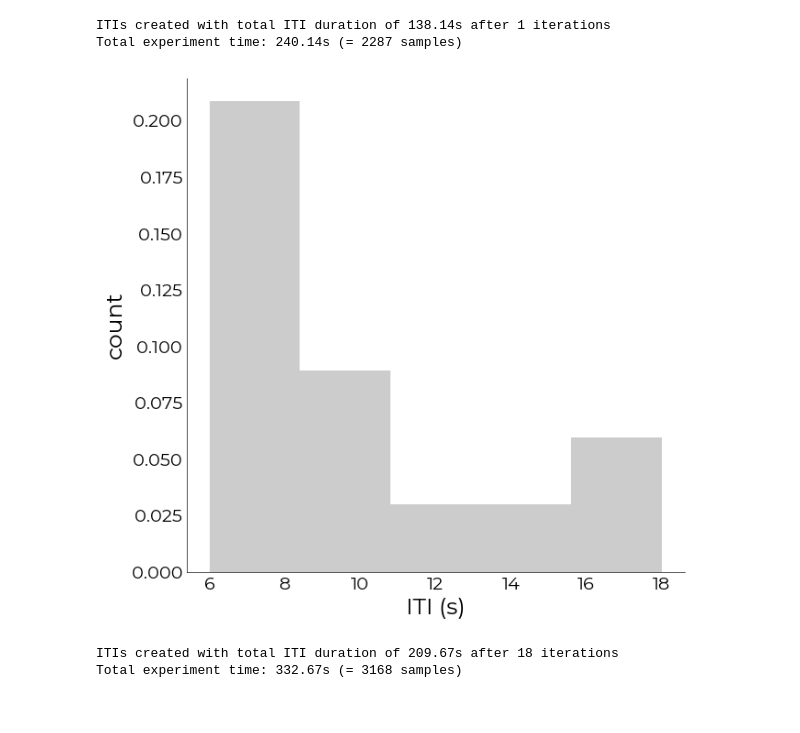
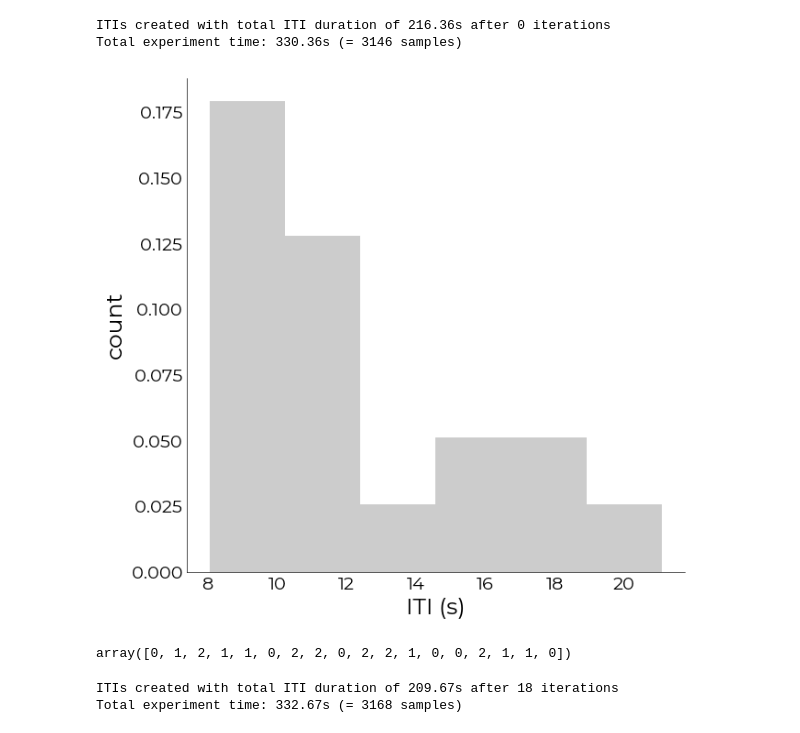
Before and after one commit to gjheij/Experiments, a Jupyter notebook: BlockFingertap/simulate_isis.ipynb, the cells around one changed output. Cells and saved outputs as stored; diff of their text form; code cells hidden in the pictures.

```diff
--- a/BlockFingertap/simulate_isis.ipynb
+++ b/BlockFingertap/simulate_isis.ipynb
@@ -5,33 +5,37 @@ import numpy
 # %%
 #---------------------------------------------------------------------------------------------------
 # EXPERIMENT SETTINGS
 settings_path = "/data1/projects/MicroFunc/Jurjen/programs/project_repos/Experiments/BlockFingertap/settings.yml"
 with open(settings_path, 'r', encoding='utf8') as f_in:
     settings = yaml.safe_load(f_in)
 
-events = ["right","left"] #,"both"]
+events = ["right","left","both"]
 n_events = len(events)
 stim_repetitions = settings['design'].get('n_repeats')
 n_trials = int(n_events*stim_repetitions)
 
 itis2 = simulate.ITI(
     tmin=settings['design'].get('minimal_iti_duration'),
     tmax=settings['design'].get('maximal_iti_duration'),
     tmean=settings['design'].get('mean_iti_duration'),
     n_trials=n_trials,
     leeway=settings['design'].get('total_iti_duration_leeway'),
     stim_duration=settings['design'].get('stim_duration'),
     total_duration=settings['design'].get('intended_duration'),
     start_duration=settings['design'].get('start_duration'),
     end_duration=settings['design'].get('end_duration'),
     events=events,
     verbose=True
 )
 
 %matplotlib inline
 itis2.plot_iti_distribution()
-np.savetxt(f"/data1/projects/MicroFunc/Jurjen/programs/project_repos/Experiments/BlockFingertap/itis_desc-{n_trials}_events.txt", itis.itis)
+# np.savetxt(f"/data1/projects/MicroFunc/Jurjen/programs/project_repos/Experiments/BlockFingertap/itis_desc-{n_trials}_events.txt", itis.itis)
 # %% [output]
-ITIs created with total ITI duration of 138.14s after 1 iterations
-Total experiment time: 240.14s (= 2287 samples)
+ITIs created with total ITI duration of 216.36s after 0 iterations
+Total experiment time: 330.36s (= 3146 samples)
-[figure, old version]
+[figure, new version]
+# %%
+itis2.onset_df.reset_index()["event_type"].factorize()[0]
+# %% [output]
+array([0, 1, 2, 1, 1, 0, 2, 2, 0, 2, 2, 1, 0, 0, 2, 1, 1, 0])
```
Also changed, not shown: parts of 2 cells of this notebook, 5 other files.
